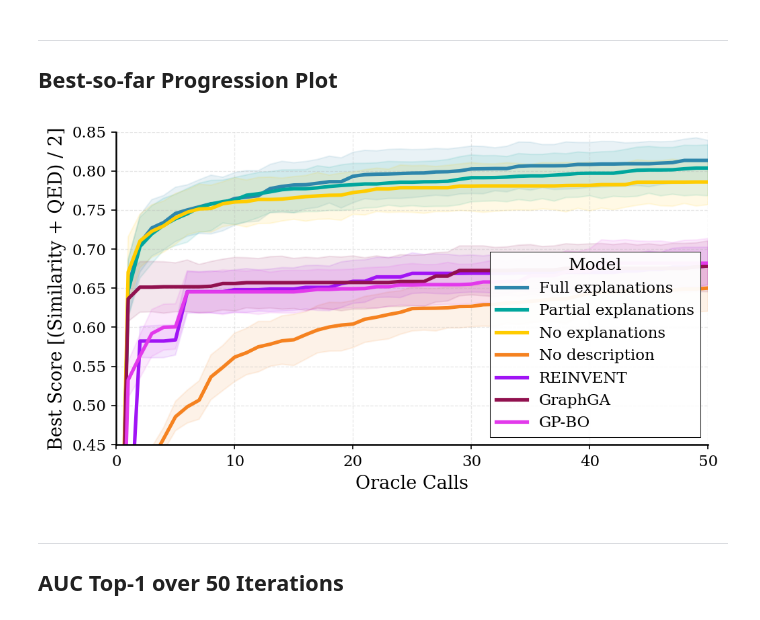
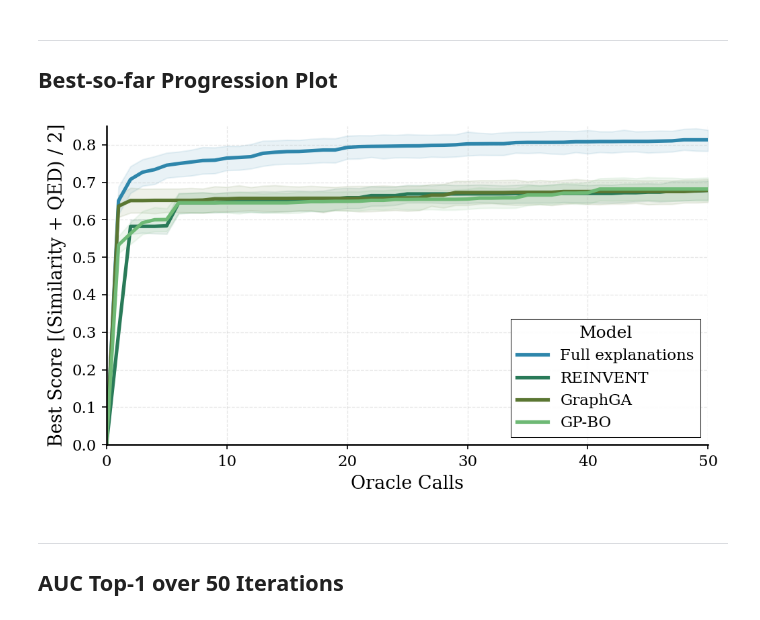
Before and after one commit to FabianKruger/molecule-optimization-agent, a Jupyter notebook: analysis/paper/xai_vs_no_xai_random_molecules_extended.ipynb, the cells around one changed output. Cells and saved outputs as stored; diff of their text form; code cells hidden in the pictures.

```diff
--- a/analysis/paper/xai_vs_no_xai_random_molecules_extended.ipynb
+++ b/analysis/paper/xai_vs_no_xai_random_molecules_extended.ipynb
@@ -141,6 +141,15 @@ df_plot = (
     .reset_index()
 )
 
+# Keep only the models you want to display in this plot
+plot_models = [
+    'Claude Opus 4.5 (Full XAI)',
+    'REINVENT',
+    'GraphGA',
+    'GP-BO',
+]
+df_plot = df_plot[df_plot['model'].isin(plot_models)].copy()
+
 # Set publication-quality style
 plt.rcParams.update({
     'font.size': 12,
@@ -159,34 +168,19 @@ plt.rcParams.update({
 # Create figure with better proportions
 fig, ax = plt.subplots(figsize=(7, 4), dpi=150)
 
-# Define color palette for explanation conditions
-unique_models = df_plot['model'].unique()
+# Define color palette for the selected models
 model_colors = {
     'Claude Opus 4.5 (Full XAI)': '#2E86AB',
-    'Claude Opus 4.5 (Partial XAI)': '#00a69d',
-    'Claude Opus 4.5 (No XAI)': '#ffcc00',
-    'Claude Opus 4.5 (No XAI, no description)': '#f58220',
-    'REINVENT': '#A014F5',
-    'GraphGA': "#91114F",
-    'GP-BO': "#E239EB",
+    'REINVENT': '#297a58',
+    'GraphGA': "#5a7632",
+    'GP-BO': "#6eb975",
 }
 
 # Define legend order and labels
-legend_order = [
-    'Claude Opus 4.5 (Full XAI)',
-    'Claude Opus 4.5 (Partial XAI)',
-    'Claude Opus 4.5 (No XAI)',
-    'Claude Opus 4.5 (No XAI, no description)',
-    'REINVENT',
-    'GraphGA',
-    'GP-BO',
-]
+legend_order = plot_models
 
 legend_labels = {
     'Claude Opus 4.5 (Full XAI)': 'Full explanations',
-    'Claude Opus 4.5 (Partial XAI)': 'Partial explanations',
-    'Claude Opus 4.5 (No XAI)': 'No explanations',
-    'Claude Opus 4.5 (No XAI, no description)': 'No description',
     'REINVENT': 'REINVENT',
     'GraphGA': 'GraphGA',
     'GP-BO': 'GP-BO',
@@ -210,38 +204,38 @@ sns.lineplot(
 ax.set_xlabel("Oracle Calls", fontsize=13, fontweight='normal')
 ax.set_ylabel("Best Score [(Similarity + QED) / 2]", fontsize=13, fontweight='normal')
 ax.set_xlim(0, 50)
-ax.set_ylim(0.45, 0.85)
+ax.set_ylim(0, 0.85)
 ax.grid(True, alpha=0.3, linestyle='--', linewidth=0.6)
 ax.spines['top'].set_visible(False)
 ax.spines['right'].set_visible(False)
 
 # Conditionally show/hide legend
 if SHOW_LEGEND:
     handles, labels = ax.get_legend_handles_labels()
     new_labels = [legend_labels.get(label, label) for label in labels]
     legend = ax.legend(
         handles,
         new_labels,
         title='Model',
         frameon=True,
         fancybox=False,
         shadow=False,
         framealpha=0.95,
         edgecolor='black',
         loc='lower right'
     )
     legend.get_frame().set_linewidth(0.5)
 else:
     ax.get_legend().remove()
 
 plt.tight_layout()
 
 # Save figure as PDF
 plt.savefig('./figures/xai_vs_no_xai_random_molecules_extended.pdf', format='pdf', bbox_inches='tight', dpi=300)
 
 plt.show()
 # %% [output]
-[figure, old version]
+[figure, new version]
 # %% [markdown]
 ---
 ## AUC Top-1 over 50 Iterations
```
Also changed, not shown: parts of 1 cell of this notebook, 1 other file.
